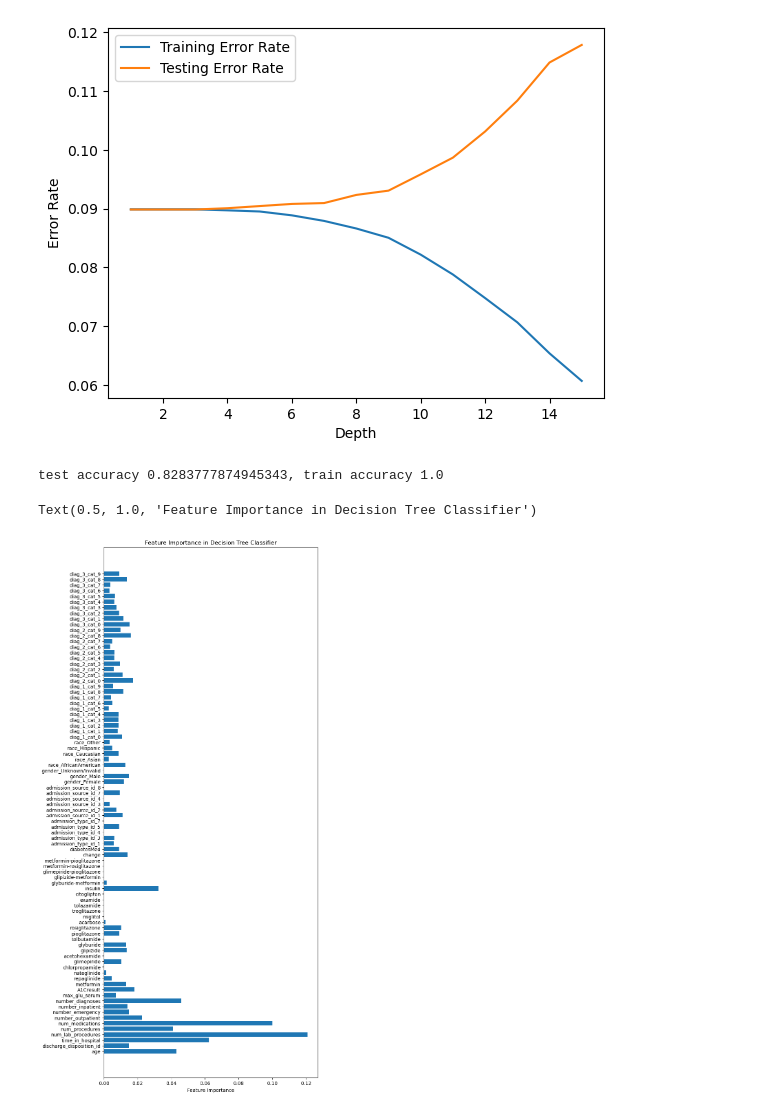
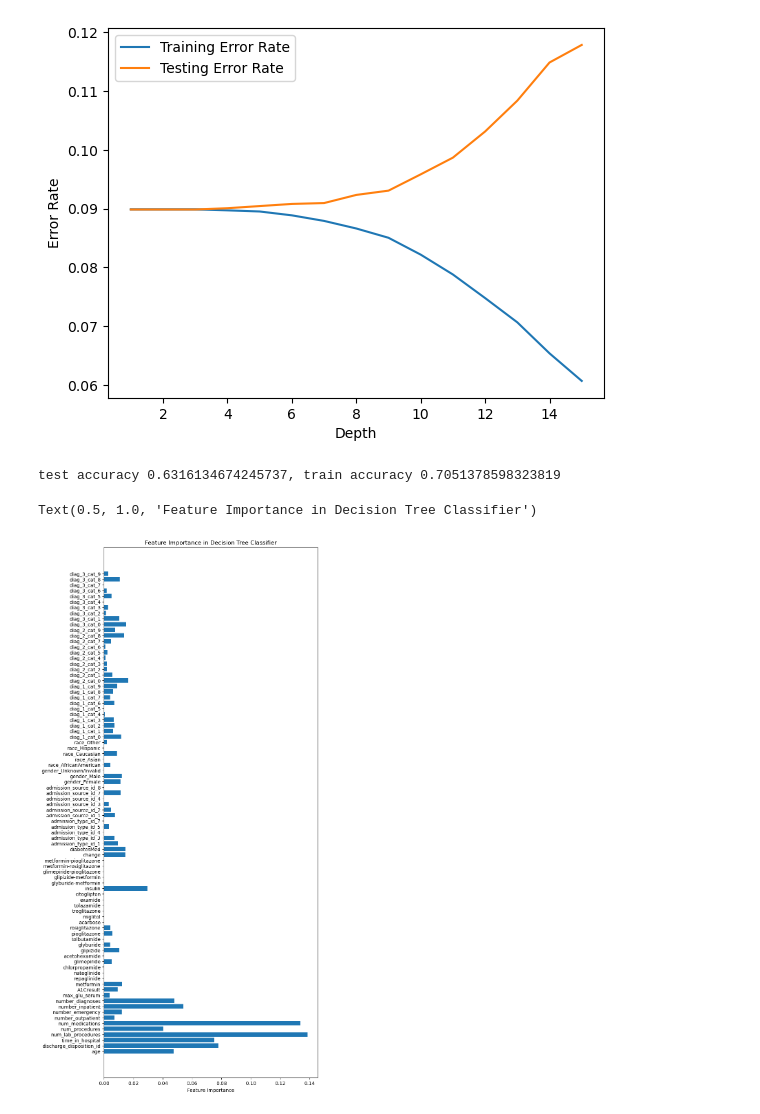
Before and after one commit to caitlynbakery/cs178project, a Jupyter notebook: main.ipynb, the cells around one changed output. Saved outputs shown, nothing was run; the diff lists cells and outputs as text; code cells hidden in the pictures.

Commit message:
updated hyperparameters of decision tree

```diff
--- a/main.ipynb
+++ b/main.ipynb
@@ -426,23 +426,24 @@ plt.legend()
 <matplotlib.legend.Legend at 0x...>
 [figure]
 # %%
-classifier = DecisionTreeClassifier(max_depth=50)
+classifier = DecisionTreeClassifier(max_depth=20,
+    min_samples_leaf=20, class_weight='balanced')
 classifier.fit(X_train_scaled, y_train)
 y_te_predict = classifier.predict(X_val_scaled)
 y_tr_predict = classifier.predict(X_train_scaled)
 test_accuracy = accuracy_score(y_val, y_te_predict)
 train_accuracy = accuracy_score(y_train, y_tr_predict)
 print(f"test accuracy {test_accuracy}, train accuracy {train_accuracy}")
 
 feature_importances = classifier.feature_importances_
 plt.figure(figsize=(8, 20))
 plt.barh(feature_names, feature_importances)
 plt.xlabel('Feature Importance')
 plt.title('Feature Importance in Decision Tree Classifier')
 # %% [output]
-test accuracy 0.8283777874945343, train accuracy 1.0
+test accuracy 0.6316134674245737, train accuracy 0.7051378598323819
 Text(0.5, 1.0, 'Feature Importance in Decision Tree Classifier')
-[figure, old version]
+[figure, new version]
 # %%
 conf_matrix = confusion_matrix(y_test, y_te_predict)
 target_names = ['class 0', 'class 1']
```
Also changed, not shown: parts of 3 cells of this notebook.
